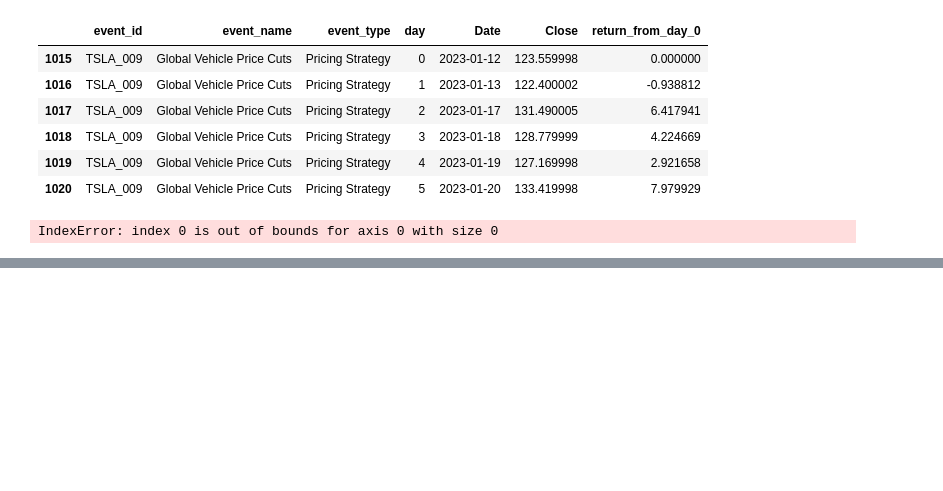
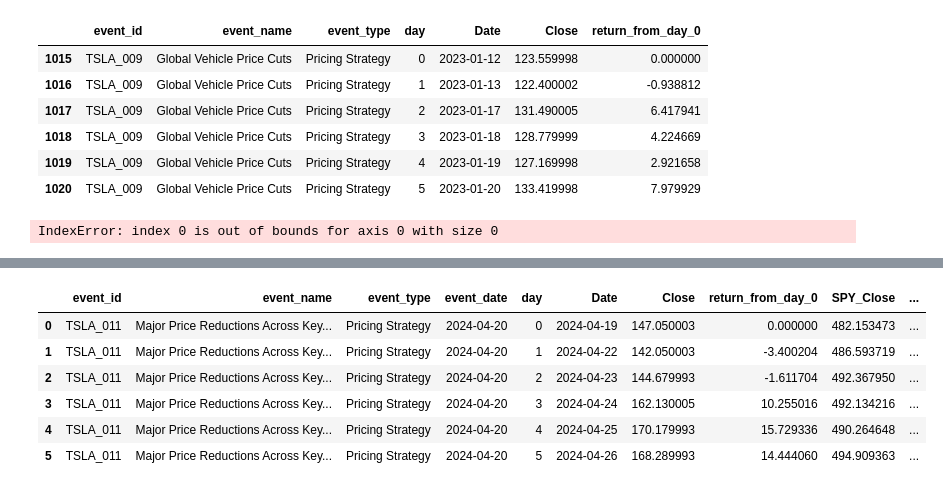
Before and after one commit to Adinolevinson/market-impact-analysis, a Jupyter notebook: notebooks/01_tesla_data.ipynb, the cells around one changed output, grey strips where cells are left out. Cells and saved outputs as stored; diff of their text form; code cells hidden in the pictures; blank space fills up the shorter version.

Commit message:
Introducing SPY data

```diff
--- a/notebooks/01_tesla_data.ipynb
+++ b/notebooks/01_tesla_data.ipynb
@@ -171,0 +199,48 @@ IndexError: index 0 is out of bounds for axis 0 with size 0
+# %%
+import pandas as pd
+
+spy = pd.read_csv("../data/raw/SPY_stock_2019_2026.csv")
+
+spy["Date"] = pd.to_datetime(spy["Date"])
+# %%
+window = get_event_window("TSLA_011", events, tesla)
+# %%
+# Add SPY closing prices for the same trading dates
+window = window.merge(
+    spy[["Date", "Close"]],
+    on="Date",
+    how="left",
+    suffixes=("", "_SPY")
+)
+
+# Rename the SPY closing-price column
+window = window.rename(
+    columns={"Close_SPY": "SPY_Close"}
+)
+
+# Get SPY's Day 0 closing price
+spy_day_0_close = window.loc[
+    window["day"] == 0,
+    "SPY_Close"
+].iloc[0]
+
+# Calculate SPY return from the same Day 0 baseline
+window["SPY_return_from_day_0"] = (
+    (window["SPY_Close"] / spy_day_0_close) - 1
+) * 100
+
+# Calculate Tesla's return relative to the market
+window["abnormal_return"] = (
+    window["return_from_day_0"]
+    - window["SPY_return_from_day_0"]
+)
+
+window
+# %% [output]
+|  | event_id | event_name | event_type | event_date | day | Date | Close | return_from_day_0 | SPY_Close | ... |
+| 0 | TSLA_011 | Major Price Reductions Across Key... | Pricing Strategy | 2024-04-20 | 0 | 2024-04-19 | 147.050003 | 0.000000 | 482.153473 | ... |
+| 1 | TSLA_011 | Major Price Reductions Across Key... | Pricing Strategy | 2024-04-20 | 1 | 2024-04-22 | 142.050003 | -3.400204 | 486.593719 | ... |
+| 2 | TSLA_011 | Major Price Reductions Across Key... | Pricing Strategy | 2024-04-20 | 2 | 2024-04-23 | 144.679993 | -1.611704 | 492.367950 | ... |
+| 3 | TSLA_011 | Major Price Reductions Across Key... | Pricing Strategy | 2024-04-20 | 3 | 2024-04-24 | 162.130005 | 10.255016 | 492.134216 | ... |
+| 4 | TSLA_011 | Major Price Reductions Across Key... | Pricing Strategy | 2024-04-20 | 4 | 2024-04-25 | 170.179993 | 15.729336 | 490.264648 | ... |
+| 5 | TSLA_011 | Major Price Reductions Across Key... | Pricing Strategy | 2024-04-20 | 5 | 2024-04-26 | 168.289993 | 14.444060 | 494.909363 | ... |
```
Also changed, not shown: parts of 6 cells of this notebook, 2 other files.
